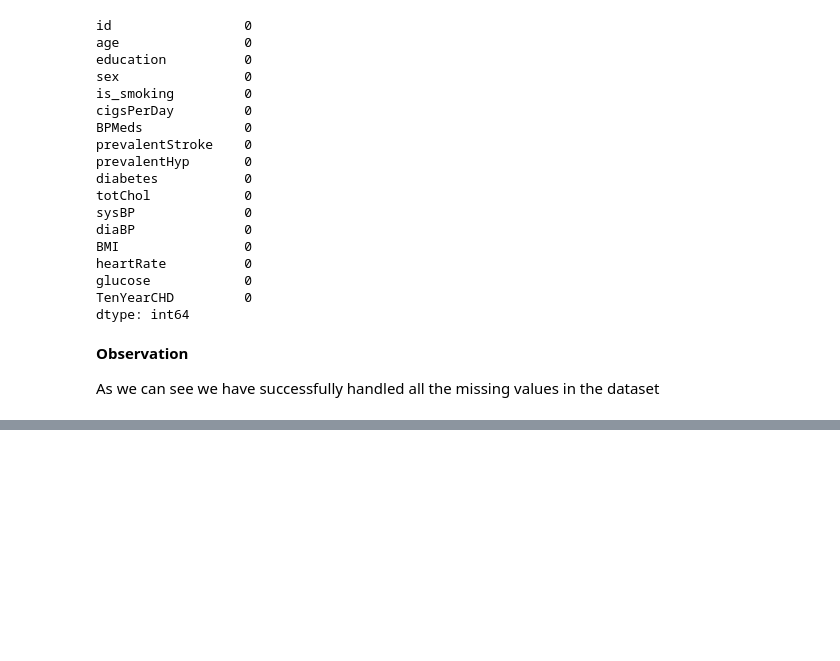
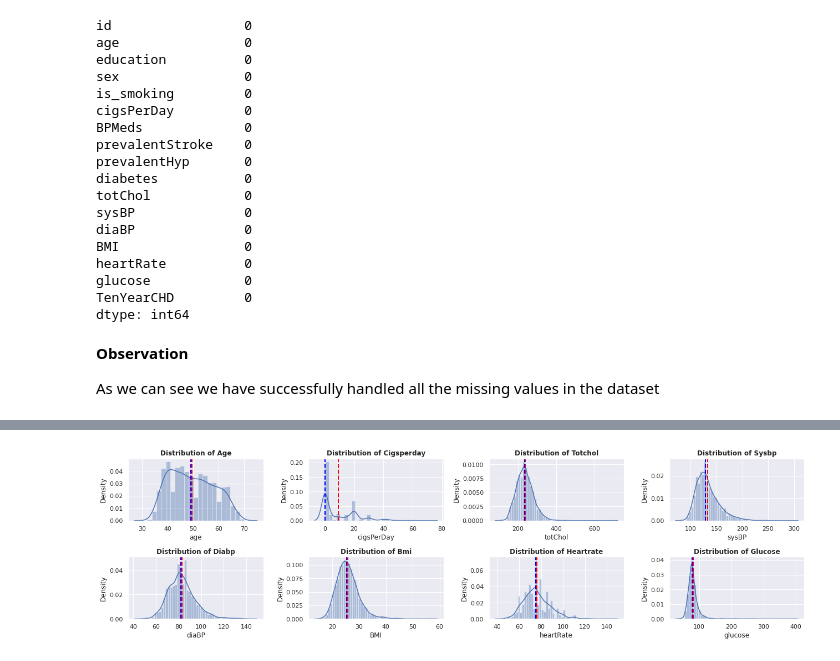
Before and after one commit to Amit-Singh-Rajput/Cardiovascular-Risk-Prediction, a Jupyter notebook: Cardiovascular_Risk_Prediction_Solution.ipynb, the cells around one changed output, grey strips where cells are left out. Drawn from its saved outputs; the diff is of its cells as text; code cells hidden in the pictures; blank space fills up the shorter version.

```diff
--- a/Cardiovascular_Risk_Prediction_Solution.ipynb
+++ b/Cardiovascular_Risk_Prediction_Solution.ipynb
@@ -323,0 +370,12 @@ As we can see we have successfully handled all the missing values in the dataset
+# %%
+#Visualizing the distribution of the numerical features from the dataset.
+plt.figure(figsize=(18,12))
+for index, column in enumerate(Numerical_features):
+  plt.subplot(5, 4, index+1)
+  sns.distplot(df[column])
+  plt.axvline(df[column].mean(), color = 'red', linestyle = 'dashed', linewidth = 2)
+  plt.axvline(df[column].median(), color = 'blue', linestyle = 'dashed', linewidth =2)
+  plt.title(f'Distribution of {column.title()}', weight = 'bold')
+  plt.tight_layout()
+# %% [output]
+[figure, added]
```
Also changed, not shown: parts of 14 cells of this notebook.
